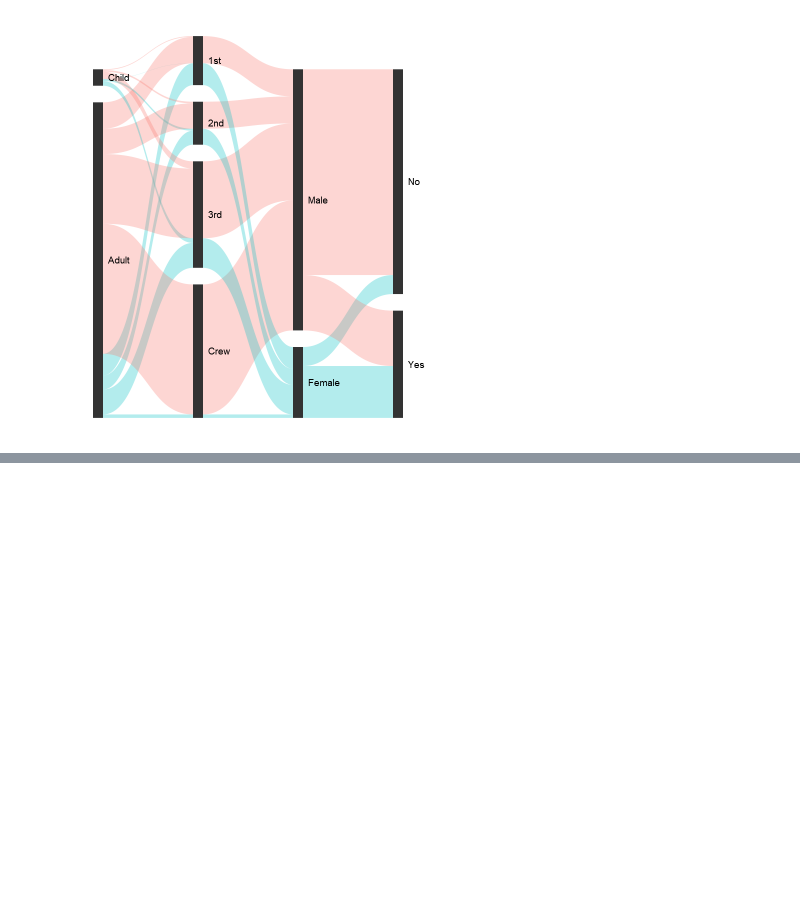
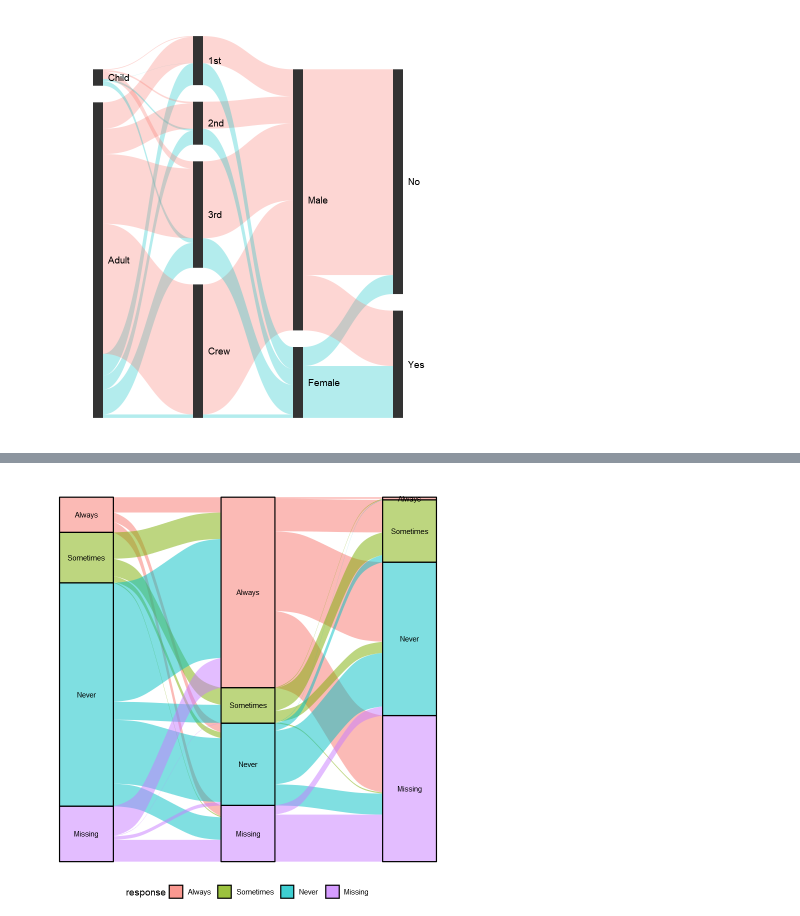
Before and after one commit to ChSSolee/ADP-Practice, a Jupyter notebook: 실기대비실습/18. Path Analysis.ipynb, the cells around one changed output, grey strips where cells are left out. Saved outputs shown, nothing was run; the diff lists cells and outputs as text; code cells hidden in the pictures; blank space fills up the shorter version.

```diff
--- a/실기대비실습/18. Path Analysis.ipynb
+++ b/실기대비실습/18. Path Analysis.ipynb
@@ -97,0 +49,5 @@ A data.frame: 6 × 11
+# %%
+data(vaccinations)
+df <- vaccinations
+df %>% head(3)
+df$response %>% table()
@@ -97,0 +78,11 @@ A data.frame: 6 × 11
+# %%
+ggplot(df, aes(x = survey, y = freq,
+               stratum = response, alluvium = subject,
+               fill = response, label = response)) +
+    theme_void() +
+    scale_x_discrete(expand = c(.1, .1)) +
+    geom_flow() + geom_stratum(alpha = .5) +
+    geom_text(stat = "stratum", size = 3) +
+    theme(legend.position = "bottom")
+# %% [output]
+[figure, added]
```
Also changed, not shown: parts of 15 cells of this notebook, 1 other file.
